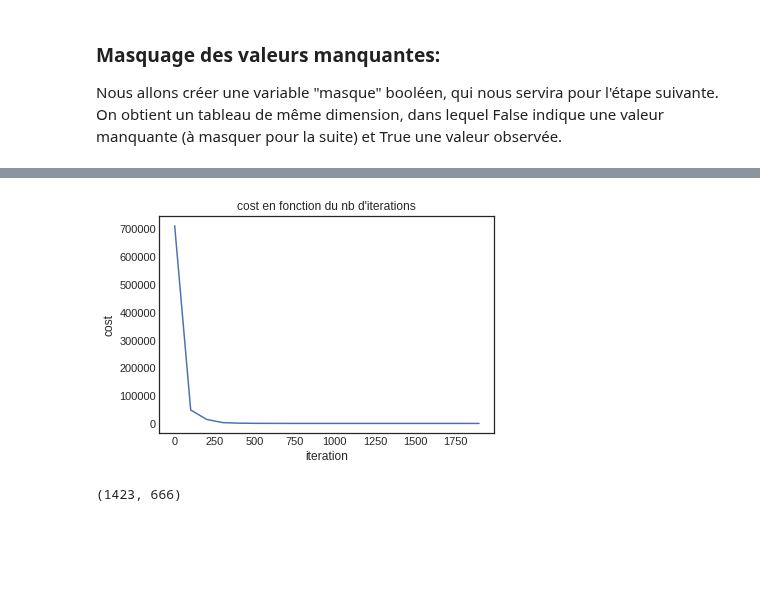
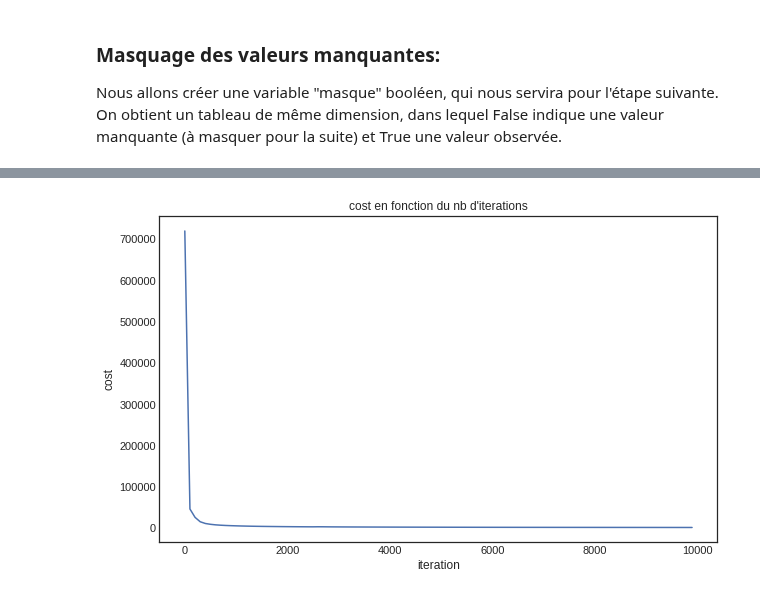
Before and after one commit to ismaelbonneau/movie_recommender, a Jupyter notebook: collaborative_filtering_1.ipynb, the cells around one changed output, grey strips where cells are left out. Drawn from its saved outputs; the diff is of its cells as text; code cells hidden in the pictures; blank space fills up the shorter version.

```diff
--- a/collaborative_filtering_1.ipynb
+++ b/collaborative_filtering_1.ipynb
@@ -146,3 +132,9 @@ for imdbId in df["item"]:
 # %% [markdown]
 Retirons les noms de série, et enlevons les utilisateurs ayant noté moins de 4 séries et les séries notées moins de 4 fois:
+# %%
+#nous allons réaliser un mapping des imdbId de séries vers des entiers.
+#on mémorise le mapping entier -> série en gardant les noms de série.
+df.rename(columns={"Unnamed: 0":'item'}, inplace=True)
+df = df.loc[:, (df.count(axis=0) >= 4)] #enlever les utilisateurs ayant noté moins de 5 séries
+df = df.loc[(df.count(axis=1) >= 4), :] #enlever les séries ayant reçu moins de 4 notes
 # %%
@@ -205,6 +203,6 @@ import tensorflow as tf
 # %%
 #latent factors
-k = 100
+k = 10
 shape = df.shape
 
 #constante: la matrice R à reconstituer entièrement
@@ -221,7 +219,7 @@ I =  tf.Variable(np.random.normal(scale=1./k, size=(k, shape[1])).astype(np.floa
 R_pred = tf.matmul(U, I)
 
 #beta: paramètre de regularization
-beta = tf.constant(0.01, dtype=tf.float64, name="beta")
+beta = tf.constant(0., dtype=tf.float64, name="beta")
 
 #cout de l'algo NMF, norme matricielle de R - R_pred
 cost = tf.reduce_sum(tf.pow(tf.boolean_mask(R, mask_tf) - tf.boolean_mask(R_pred, mask_tf), 2)) \
@@ -232,17 +230,17 @@ clip_U = U.assign(tf.maximum(tf.zeros_like(U), U))
 clip_I = I.assign(tf.maximum(tf.zeros_like(I), I))
 clip = tf.group(clip_U, clip_I)
 
-alpha = 0.001
+alpha = 0.001 #learning rate
 
-train_step = tf.train.GradientDescentOptimizer(alpha).minimize(cost)
+optimizer = tf.train.GradientDescentOptimizer(alpha).minimize(cost)
 init = tf.global_variables_initializer()
 
-steps = 2000
+steps = 10000
 costs = []
 with tf.Session() as sess:
     sess.run(init)
     for i in range(steps):
-        sess.run(train_step)
+        sess.run(optimizer)
         sess.run(clip)
         if i%100==0:
             prout = sess.run(cost)
@@ -252,15 +250,11 @@ with tf.Session() as sess:
     learnt_U = sess.run(U)
     learnt_I = sess.run(I)
 # %%
+plt.figure(figsize=(10,6))
 plt.title("cost en fonction du nb d'iterations")
 plt.xlabel("iteration")
 plt.ylabel("cost")
 plt.plot([a for a,b in costs], [b for a,b in costs])
 plt.show()
 # %% [output]
-[figure, old version]
+[figure, new version]
-# %%
-R_reconstitue = np.dot(learnt_U, learnt_I)
-R_reconstitue.shape
-# %% [output]
-(1423, 666)
```
Also changed, not shown: parts of 15 cells of this notebook.
